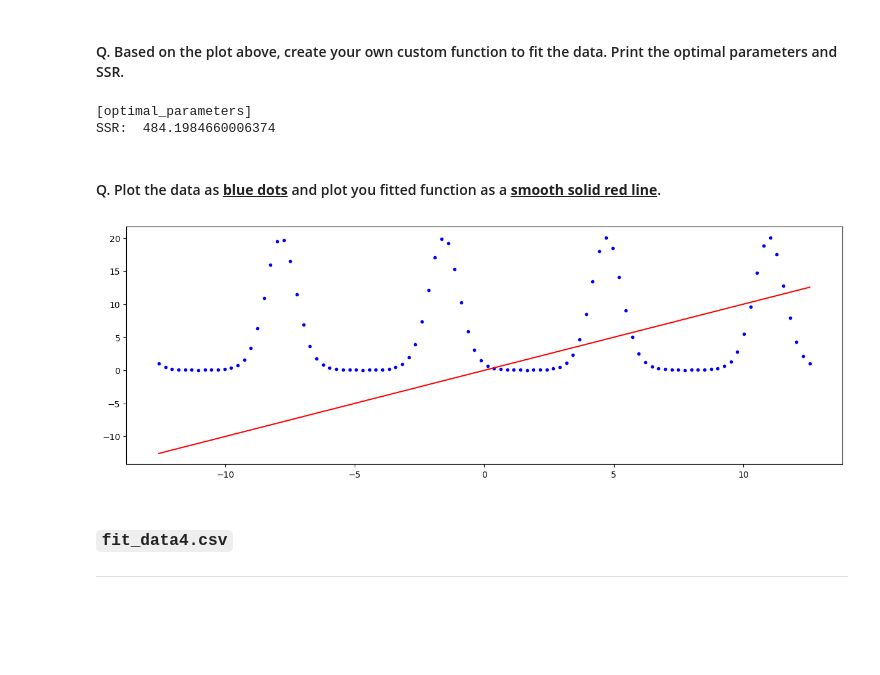
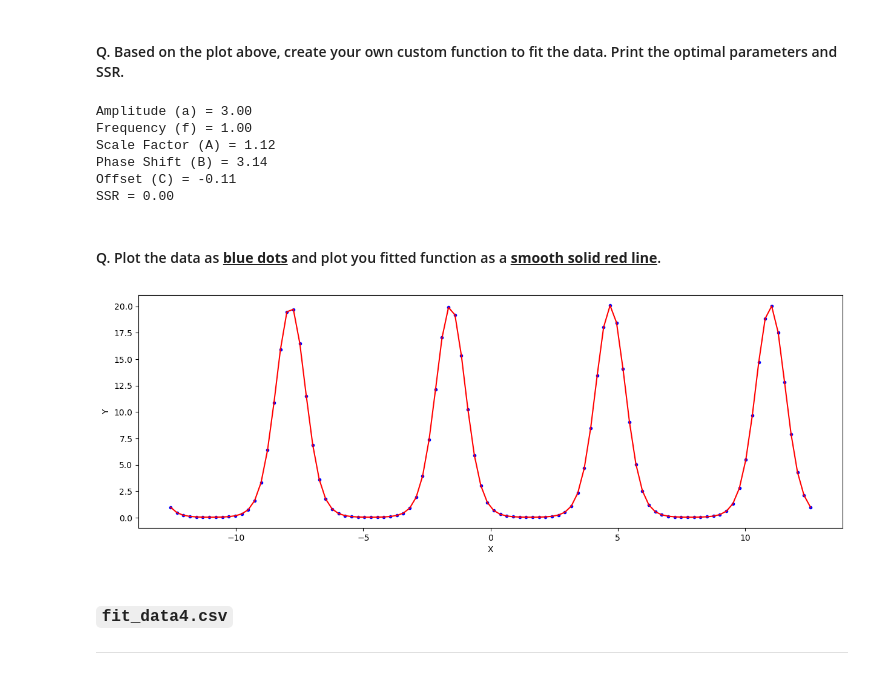
Before and after one commit to samsamotan/Quiz-1, a Jupyter notebook: Take Home Quiz 1 - Curve Fitting.ipynb, the cells around one changed output. Saved outputs shown, nothing was run; the diff lists cells and outputs as text; code cells hidden in the pictures; blank space fills up the shorter version.

```diff
--- a/Take Home Quiz 1 - Curve Fitting.ipynb
+++ b/Take Home Quiz 1 - Curve Fitting.ipynb
@@ -303,26 +305,38 @@ plt.show()
 [figure]
 # %% [markdown]
 #### Q. Based on the plot above, create your own custom function to fit the data. Print the optimal parameters and SSR.
-# %%
-def fit3(x):
-    return x # place function here
-
-print('[optimal_parameters]')
-
-SSR = np.sum((y-fit3(x))**1)
-
-print('SSR: ', SSR)
-# %% [output]
-[optimal_parameters]
-SSR:  484.1984660006374
+# %%
+def fit3(x, a, f, A, B, C):
+    """Exponential Sinusoid"""
+    return A * np.exp(a *np.sin(f * x + B) + C)
+
+popt, pcov = curve_fit(fit3, x, y)
+
+SSR = np.sum((y - fit3(x, *popt)) ** 2)
+
+print(f"Amplitude (a) = {popt[0]:.2f}")
+print(f"Frequency (f) = {popt[1]:.2f}")
+print(f"Scale Factor (A) = {popt[2]:.2f}")
+print(f"Phase Shift (B) = {popt[3]:.2f}")
+print(f"Offset (C) = {popt[4]:.2f}")
+print(f"SSR = {SSR:.2f}")
+# %% [output]
+Amplitude (a) = 3.00
+Frequency (f) = 1.00
+Scale Factor (A) = 1.12
+Phase Shift (B) = 3.14
+Offset (C) = -0.11
+SSR = 0.00
 # %% [markdown]
 #### Q. Plot the data as <u><b>blue dots</u></b> and plot you fitted function as a <b><u>smooth solid red line</u></b>.
 # %%
 plt.plot(x, y, 'b.')
-plt.plot(x, fit3(x), 'r-')
+plt.plot(x, fit3(x, *popt), 'r-')
+plt.xlabel('X')
+plt.ylabel('Y')
 plt.show()
 # %% [output]
-[figure, old version]
+[figure, new version]
 # %% [markdown]
 ### `fit_data4.csv`
 
```
Also changed, not shown: parts of 6 cells of this notebook.
